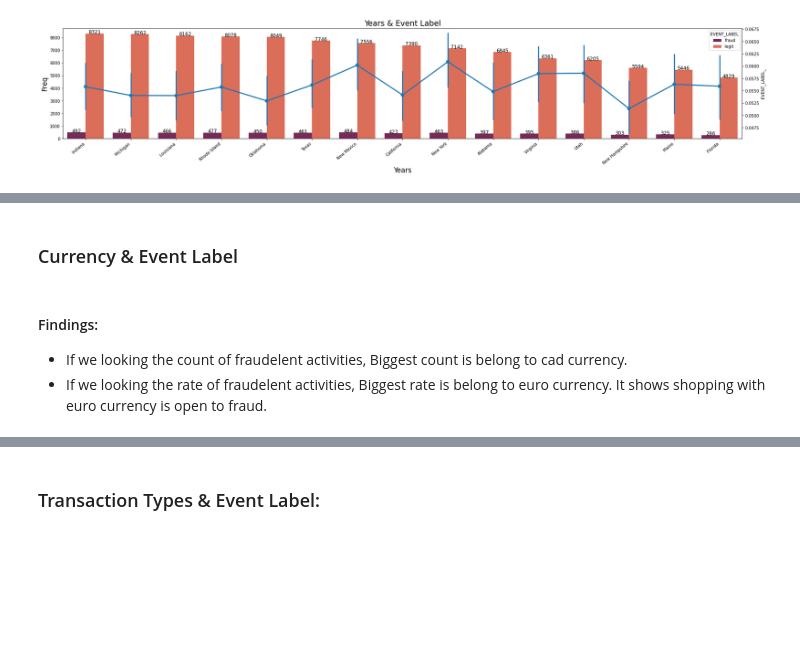
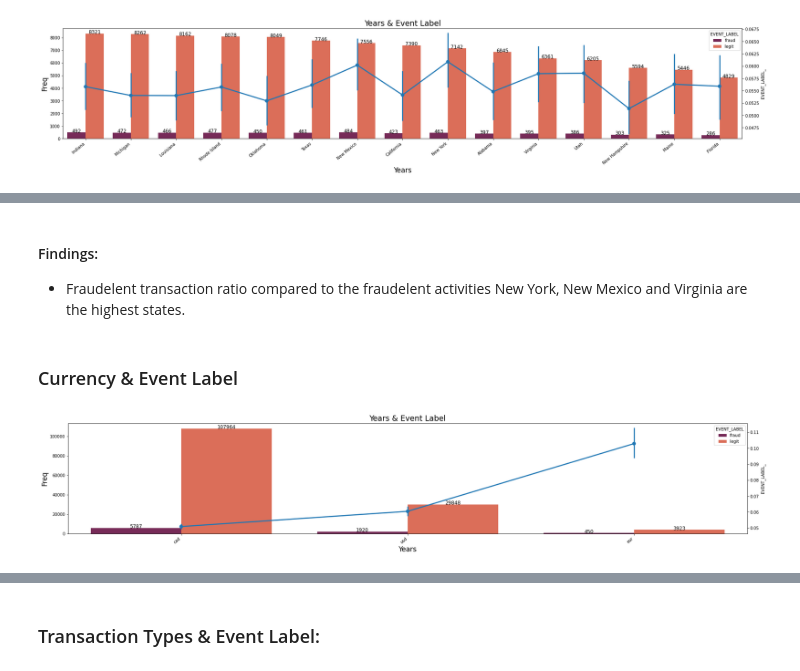
Before and after one commit to ElifKarakutukDinc/Fraud_Analytics_Case_Study, a Jupyter notebook: EDA.ipynb, the cells around one changed output, grey strips where cells are left out. Cells and saved outputs as stored; diff of their text form; code cells hidden in the pictures; blank space fills up the shorter version.

```diff
--- a/EDA.ipynb
+++ b/EDA.ipynb
@@ -585,2 +570,5 @@ countplot_viz(
+# %% [markdown]
+#### Findings:
+* Fraudelent transaction ratio compared to the fraudelent activities New York, New Mexico and Virginia are the highest states.
 # %% [markdown]
 ### Currency & Event Label
@@ -612,4 +575,17 @@ print(
-# %% [markdown]
-#### Findings:
-* If we looking the count of fraudelent activities, Biggest count is belong to cad currency.
-* If we looking the rate of fraudelent activities, Biggest rate is belong to euro currency. It shows shopping with euro currency is open to fraud.
+# %%
+filter_list = ["fraud", "legit"]
+countplot_pointplot_viz_top15(
+    df_data,
+    filter_list,
+    "currency",
+    "EVENT_LABEL",
+    "EVENT_LABEL_",
+    "Years",
+    "Freq",
+    "Years & Event Label",
+    palette="rocket",
+    figsize_x=30,
+    figsize_y=5,
+)
+# %% [output]
+[figure, added]
```
Also changed, not shown: parts of 39 cells of this notebook.
